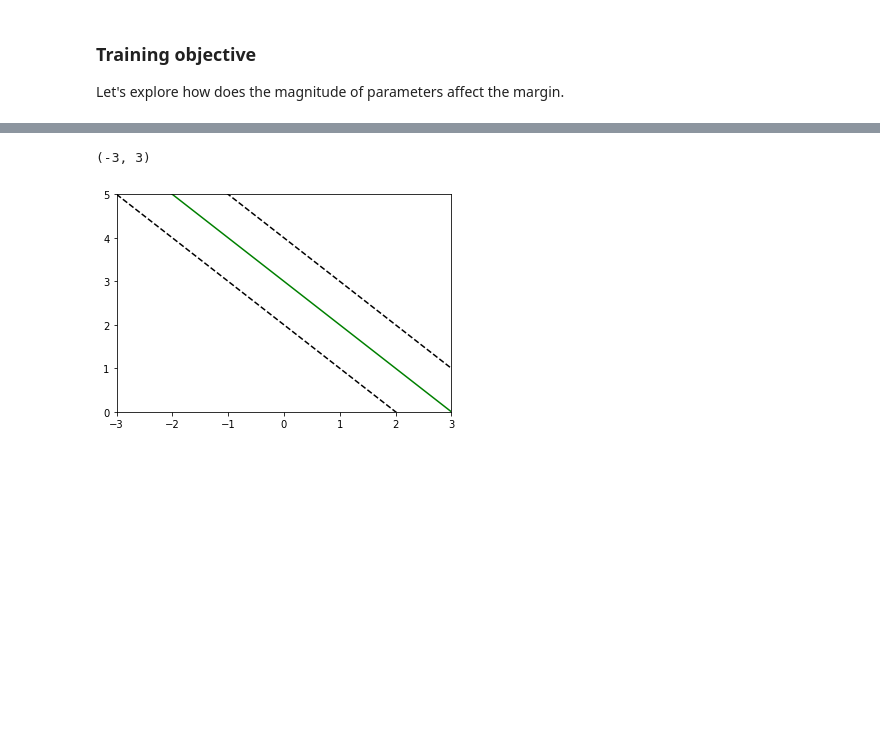
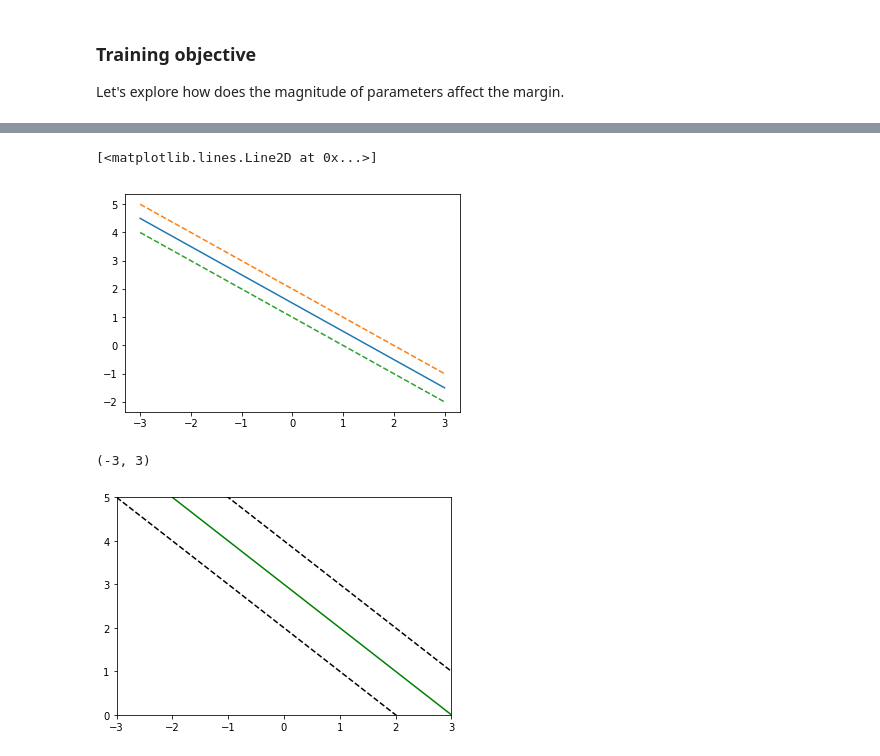
Before and after one commit to ch00226855/CMP464-788-Spring2019, a Jupyter notebook: Week9_SVM.ipynb, the cells around one changed output, grey strips where cells are left out. Saved outputs shown, nothing was run; the diff lists cells and outputs as text; code cells hidden in the pictures; blank space fills up the shorter version.

```diff
--- a/Week9_SVM.ipynb
+++ b/Week9_SVM.ipynb
@@ -96,3 +124,21 @@ Let's explore how does the magnitude of parameters affect the margin.
+# %%
+# In the previous model, increase w1 from 1 to 2,
+# and plot the new decision margin.
+# lines are: 2 * x1 + 2 * x2 - 3 = (0, 1, -1)
+
+# plot 2 * x1 + 2 * x2 - 3 = 0
+# x2 = ( 3 - 2 * x1 ) / 2
+x = np.linspace(-3, 3, 100)
+# y = [i*(-1/2) + (3/2) for i in list_arrra]
+y1 = (3-2*x)/2
+plt.plot(x,y1)
+y2 = (4 -2*x)/2
+plt.plot(x, y2, "--")
+y3 = (2 - 2*x)/2
+plt.plot(x, y3, "--")
+# %% [output]
+[<matplotlib.lines.Line2D at 0x...>]
+[figure, added]
 # %%
 # Decrease w2 from 2 to 1 from the original model,
 # and plot the new decision margin.
```
Also changed, not shown: parts of 3 cells of this notebook.
